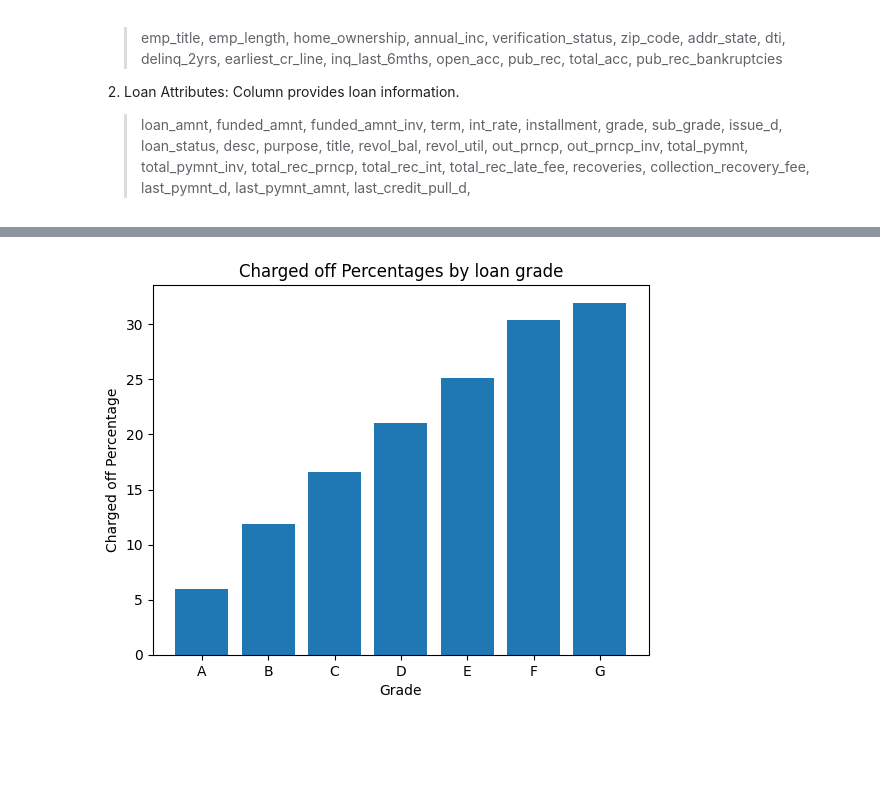
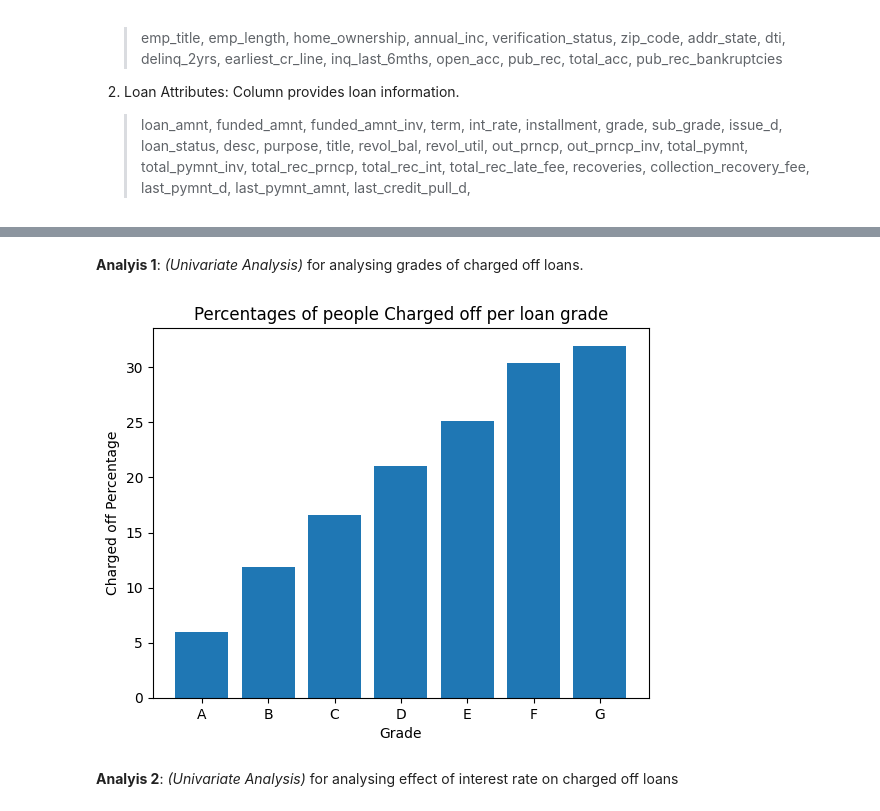
Before and after one commit to AshishTondon/LendingClubCaseStudy, a Jupyter notebook: lendling_club_analysis.ipynb, the cells around one changed output, grey strips where cells are left out. Saved outputs shown, nothing was run; the diff lists cells and outputs as text; code cells hidden in the pictures; blank space fills up the shorter version.

```diff
--- a/lendling_club_analysis.ipynb
+++ b/lendling_club_analysis.ipynb
@@ -203,12 +148,30 @@ See the caveats in the documentation: https://pandas.pydata.org/pandas-docs/stab
+# %% [markdown]
+**Analyis 1**: *(Univariate Analysis)* for analysing grades of charged off loans.
+# %%
+
+pivotGrade = pd.pivot_table(data=loadData.groupby("grade").loan_status.value_counts().reset_index(),
+                       index="grade",
+                       columns="loan_status",
+                       values="count",
+                       aggfunc=np.sum,
+                       margins=True)
+
+# Calculating Charged Off percentage
+pivotGrade["Charged Off"] = pivotGrade.apply(lambda row: round((row["Charged Off"]/row.All) * 100,2), axis=1)
+
+# Removing other columns
+pivotGrade.drop(columns=["Current", "Fully Paid", "All"], inplace=True)
+
+pivotGrade.reset_index(inplace=True)
 # %%
-plt.bar(data=newtab, x="grade", height="percent")
+plt.bar(data=pivotGrade.loc[pivotGrade.grade != "All"], x="grade", height="Charged Off")
 plt.xlabel("Grade")
 plt.ylabel("Charged off Percentage")
-plt.title("Charged off Percentages by loan grade")
-# plt.xticks(xticks="Grade")
-# plt.xticks(xticks="Percentage")
+plt.title("Percentages of people Charged off per loan grade")
 plt.show()
 # %% [output]
-[figure, old version]
+[figure, new version]
+# %% [markdown]
+**Analyis 2**: *(Univariate Analysis)* for analysing effect of interest rate on charged off loans
 # %%
 loadData["int_rate"] = loadData.int_rate.apply(lambda rate: float(rate.replace("%", "")))
```
Also changed, not shown: parts of 37 cells of this notebook.
